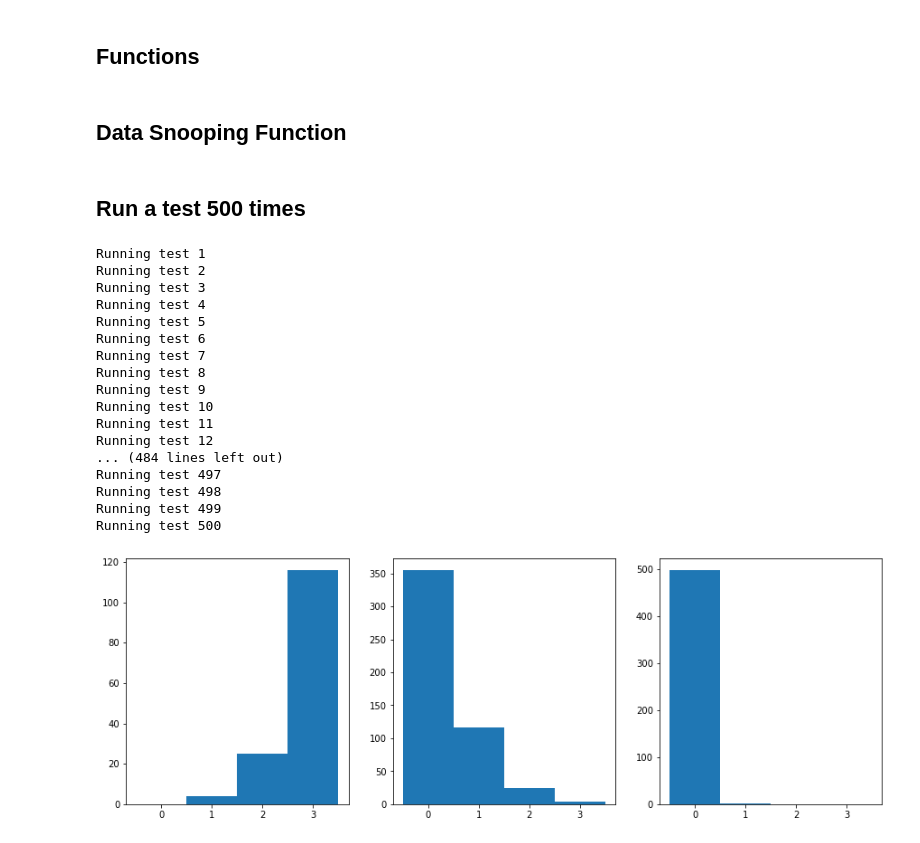
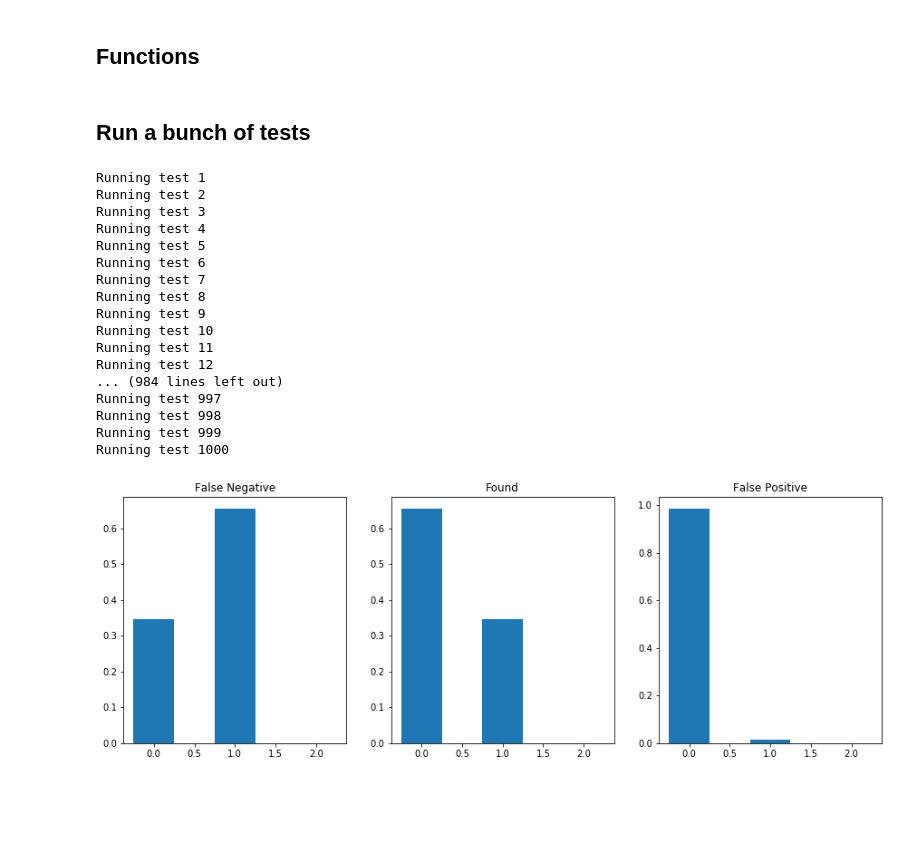
Before and after one commit to DOI-USGS/knoten, a Jupyter notebook: examples/data_snooping.ipynb, the cells around one changed output. Saved outputs shown, nothing was run; the diff lists cells and outputs as text; code cells hidden in the pictures; blank space fills up the shorter version.

Commit message:
Moved data snooping functions to library

```diff
--- a/examples/data_snooping.ipynb
+++ b/examples/data_snooping.ipynb
@@ -166,5 +64,3 @@ def add_error(network, num_measures, error_mag, noise_mean=None, noise_std=None)
             error_net.loc[index, 'sample'] += noise_sample
 
     return error_net, error_indices
-# %% [markdown]
-## Data Snooping Function
@@ -248,9 +67,9 @@ def data_snooping(network, sensors, parameters, k=3.29, verbose=True):
 # %% [markdown]
-## Run a test 500 times
+## Run a bunch of tests
 # %%
-num_tests = 500
+num_tests = 1000
 error_mag = 25
-num_measures = 4
+num_measures = 1
 
 false_negative = np.zeros(num_tests)
 found = np.zeros(num_tests)
@@ -278,16 +97,20 @@ Running test 9
 Running test 10
 Running test 11
 Running test 12
-... (484 lines left out)
-Running test 497
-Running test 498
-Running test 499
-Running test 500
+... (984 lines left out)
+Running test 997
+Running test 998
+Running test 999
+Running test 1000
 # %%
 fig, (ax1, ax2, ax3) = plt.subplots(1, 3, figsize=(15,5))
-ax1.hist(false_negative, np.arange(0, num_measures+1) - 0.5)
-ax2.hist(found, np.arange(0, num_measures+1) - 0.5)
-ax3.hist(false_positive, np.arange(0, num_measures+1) - 0.5)
+scaling = np.zeros_like(false_negative) + 1. / false_negative.size
+ax1.set_title('False Negative')
+ax1.hist(false_negative, np.arange(0, num_measures+2, 0.5) - 0.25, weights=scaling)
+ax2.set_title('Found')
+ax2.hist(found, np.arange(0, num_measures+2, 0.5) - 0.25, weights=scaling)
+ax3.set_title('False Positive')
+ax3.hist(false_positive, np.arange(0, num_measures+2, 0.5) - 0.25, weights=scaling)
 plt.show()
 # %% [output]
-[figure, old version]
+[figure, new version]
```
Also changed, not shown: parts of 3 cells of this notebook, 1 other file.
